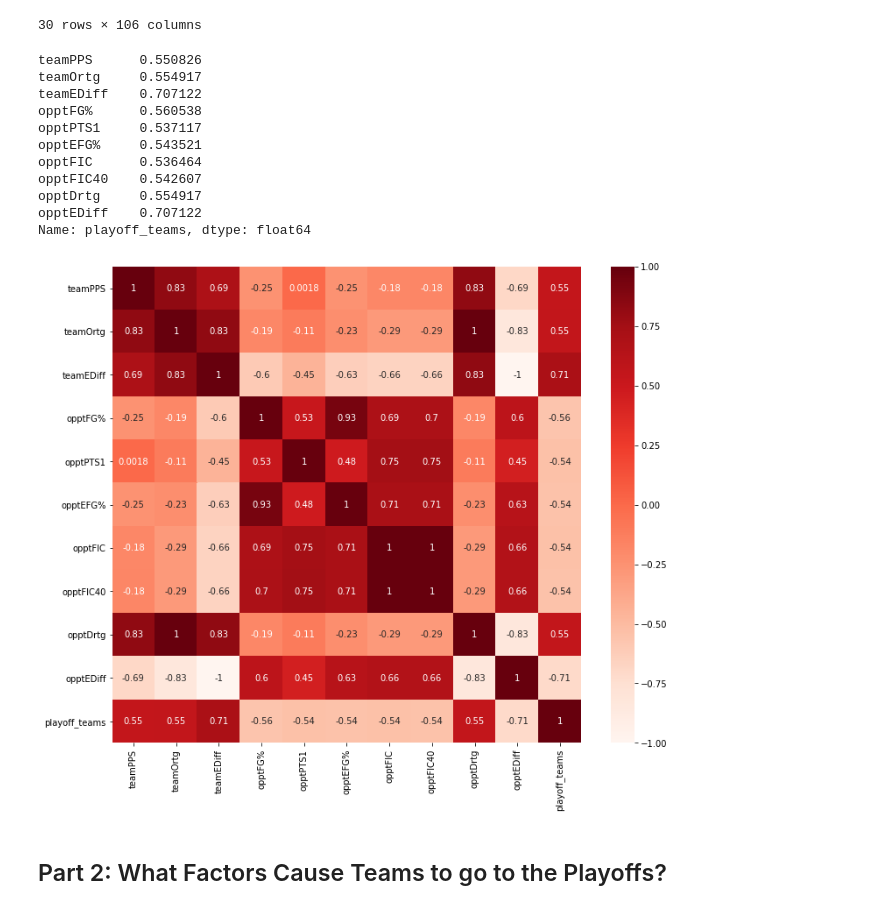
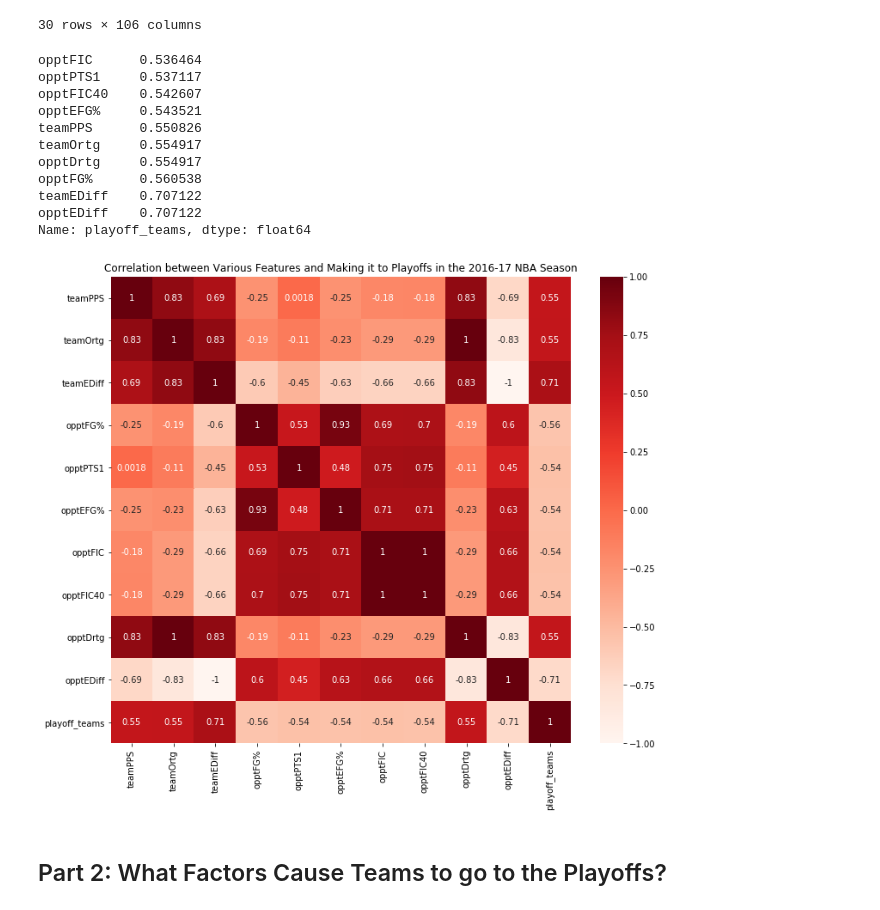
Before and after one commit to michelleli142/data100finalproject, a Jupyter notebook: final_proj.ipynb, the cells around one changed output. Cells and saved outputs as stored; diff of their text form; code cells hidden in the pictures.

```diff
--- a/final_proj.ipynb
+++ b/final_proj.ipynb
@@ -127,7 +127,7 @@ games1617.reset_index(inplace=True)
 standings1617 = final_season_standings[final_season_standings['stDate'] == '2017-04-12']
 playoffs1617 = standings1617.sort_values("rank").iloc[:16]["teamAbbr"].values
 playoffs1617 = np.where(games1617['teamAbbr'].isin(playoffs1617), 1, 0)
-#games1617["playoff_teams"] = playoffs1617
+games1617["playoff_teams"] = playoffs1617
 games1617
 # %% [output]
 |  | teamAbbr | teamMin | teamDayOff | teamPTS | teamAST | teamTO | teamSTL | teamBLK | teamPF | teamFGA | ... | ... |
@@ -151,29 +151,30 @@ games1617
 # %%
 cor = games1617.corr()
 output_var = abs(cor["playoff_teams"])
 
 #Finding the most correlated features
 relevant_features = output_var[output_var>=0.535].drop("playoff_teams")
 
-print(relevant_features)
+print(relevant_features.sort_values())
 
 reldf = games1617[output_var[output_var>=0.535].index]
 plt.figure(figsize=(12,10))
 sns.heatmap(reldf.corr(), annot=True, cmap=plt.cm.Reds)
+plt.title('Correlation between Various Features and Making it to Playoffs in the 2016-17 NBA Season')
 plt.show();
 # %% [output]
+opptFIC      0.536464
+opptPTS1     0.537117
+opptFIC40    0.542607
+opptEFG%     0.543521
 teamPPS      0.550826
 teamOrtg     0.554917
+opptDrtg     0.554917
+opptFG%      0.560538
 teamEDiff    0.707122
-opptFG%      0.560538
-opptPTS1     0.537117
-opptEFG%     0.543521
-opptFIC      0.536464
-opptFIC40    0.542607
-opptDrtg     0.554917
 opptEDiff    0.707122
 Name: playoff_teams, dtype: float64
-[figure, old version]
+[figure, new version]
 # %%
 # Get the teams that make playoffs for each season
 
```
Also changed, not shown: parts of 7 cells of this notebook, 1 other file.
